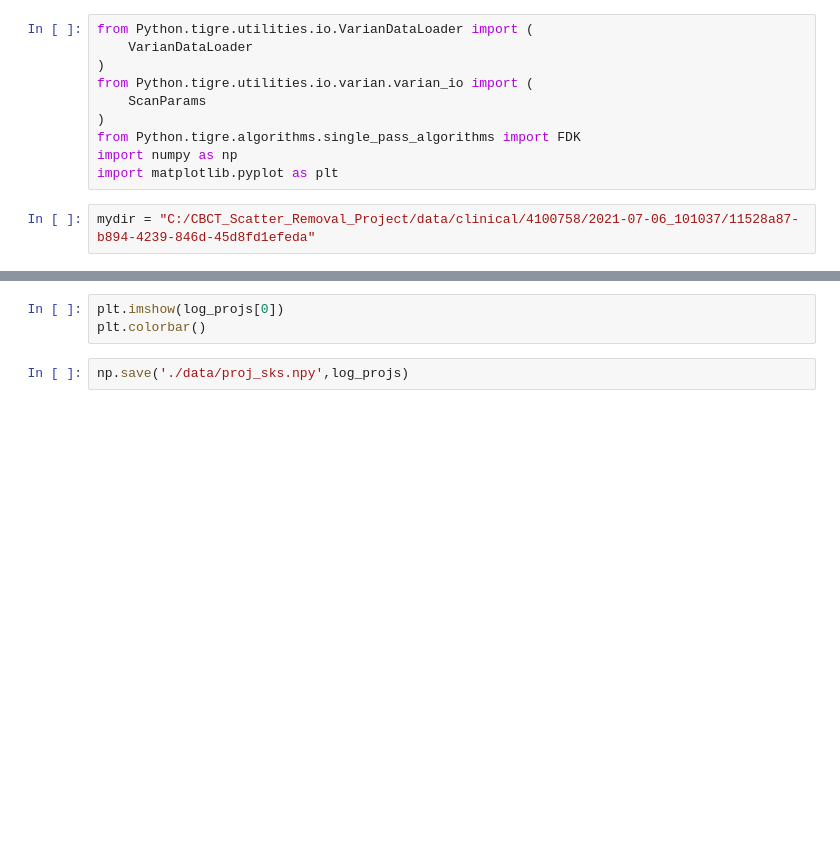
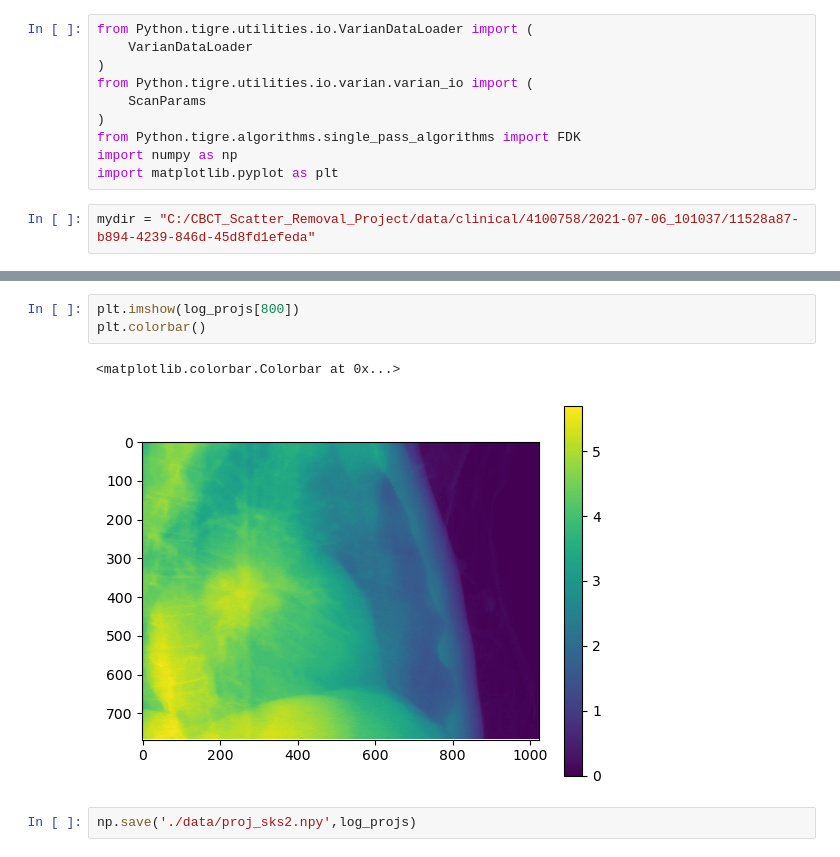
Before and after one commit to CERN/TIGRE, a Jupyter notebook: varianTest.ipynb, the cells around one changed output, grey strips where cells are left out. Drawn from its saved outputs; the diff is of its cells as text; blank space fills up the shorter version.

```diff
--- a/varianTest.ipynb
+++ b/varianTest.ipynb
@@ -15,7 +22,10 @@ log_projs,geometry,angles = VarianDataLoader(mydir,sc=1,dps=1)
 # %%
-plt.imshow(log_projs[0])
+plt.imshow(log_projs[800])
 plt.colorbar()
+# %% [output]
+<matplotlib.colorbar.Colorbar at 0x...>
+[figure, added]
 # %%
-np.save('./data/proj_sks.npy',log_projs)
+np.save('./data/proj_sks2.npy',log_projs)
 # %%
 recon=FDK(log_projs,geometry,angles,verbose=True)
```
Also changed, not shown: parts of 7 cells of this notebook, 2 other files.
